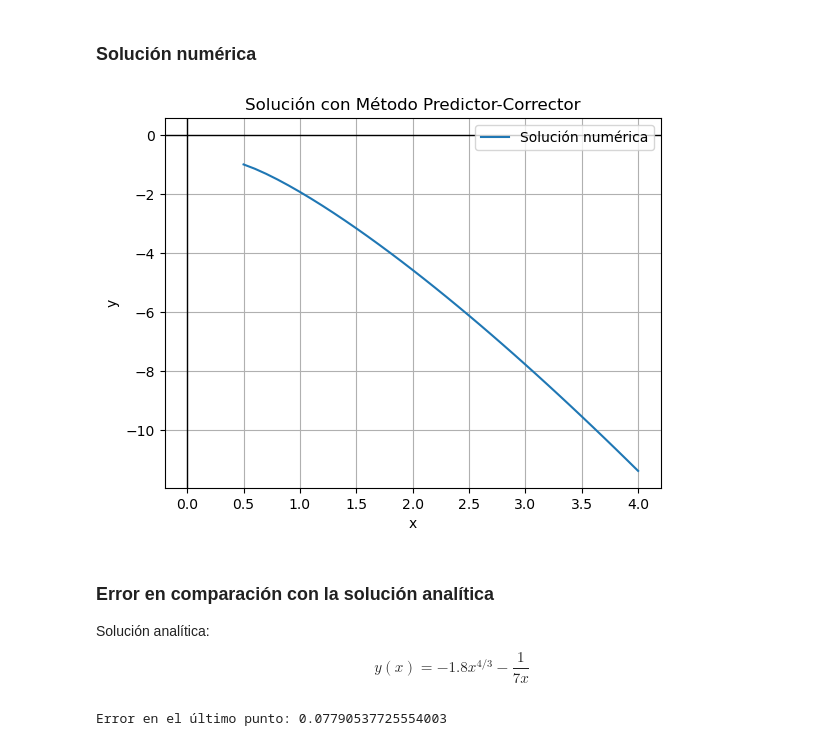
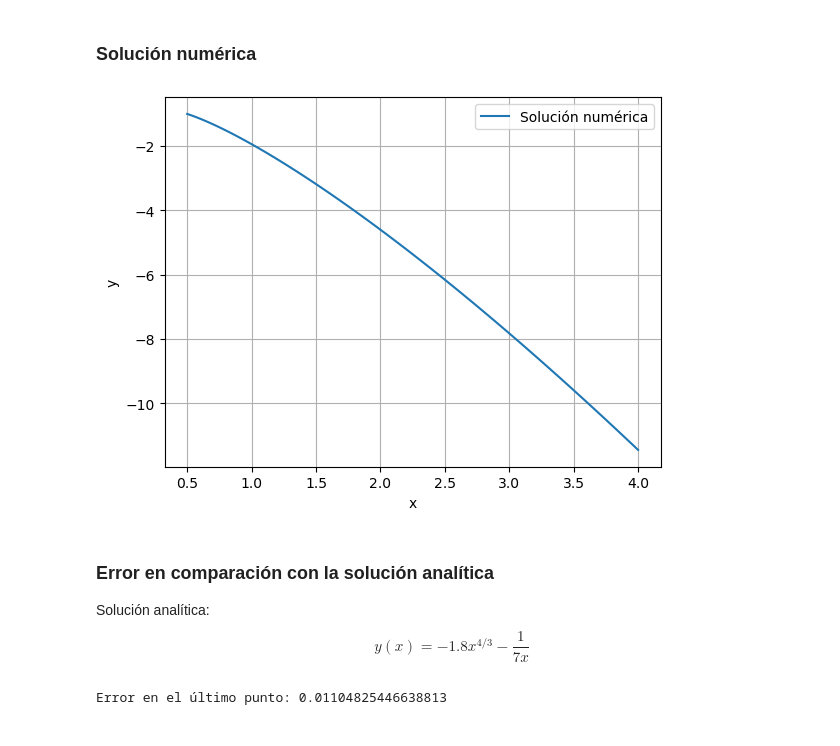
Before and after one commit to lidia-veli/AMN-Metodos-EDO1, a Jupyter notebook: 02_MET-PREDICTOR-CORRECTOR/ejemplos-pred-corr.ipynb, the cells around one changed output. Saved outputs shown, nothing was run; the diff lists cells and outputs as text; code cells hidden in the pictures.

```diff
--- a/02_MET-PREDICTOR-CORRECTOR/ejemplos-pred-corr.ipynb
+++ b/02_MET-PREDICTOR-CORRECTOR/ejemplos-pred-corr.ipynb
@@ -9,34 +9,28 @@ Intervalo: $[0.5, 4]$
 # %% [markdown]
 ### Solución numérica
 # %%
-# Definir la ecuación diferencial y'=f(x,y)
 def f1(x, y):
     '''EDO a resolver: y'=f1(x,y)'''
     return (1 + 4*x*y)/(3*x**2)
 
 # Parámetros iniciales
-x0 = 0.5  # condicion inicial para x
+a = 0.5  # condicion inicial para x
+b = 4  # extremo superior del intervalo
 y0 = -1  # condicion inicial para y
-xn = 4  # extremo superior del intervalo
-h = 0.1  # tamaño del paso
+N = 100 # número de subintervalos
 
-# Llamar al metodo para calular la solución numérica
-x_num, y_num = euler_predict_correct(f1, x0, y0, xn, h)
 
-# Representar la solución numérica
+# Valores solución numérica con el método predictor-corrector
+x_num, y_num = euler_predict_correct(f1, a, b, y0, N)
+
 plt.plot(x_num, y_num, label='Solución numérica')
-
+plt.legend(loc='upper right')
 plt.xlabel('x')
 plt.ylabel('y')
-plt.axhline(0, color='black', linewidth=1) #Eje x
-plt.axvline(0, color='black', linewidth=1) #Eje y
-plt.title('Solución con Método Predictor-Corrector')
-plt.legend()
-plt.legend(loc='upper right')
-plt.grid(True)
+plt.grid()
 plt.show()
 # %% [output]
-[figure, old version]
+[figure, new version]
 # %% [markdown]
 ### Error en comparación con la solución analítica
 Solución analítica: $$y(x) = -1.8x^{4/3} - \frac{1}{7x}$$
@@ -46,10 +40,11 @@ def f1(x, y):
     return (1 + 4*x*y)/(3*x**2)
 
 # Parámetros iniciales
-x0 = 0.5  # condicion inicial para x
+a = 0.5  # condicion inicial para x
+b = 4  # extremo superior del intervalo
 y0 = -1  # condicion inicial para y
-xn = 4  # extremo superior del intervalo
-h = 0.1  # tamaño del paso
+N = 100 # número de subintervalos
+
 
 def sol_analit_1(x):
     '''Solución analítica conocida al problema'''
@@ -57,7 +52,7 @@ def sol_analit_1(x):
 
 
 # Valores solución numérica con el método predictor-corrector
-x_num, y_num = euler_predict_correct(f1, x0, y0, xn, h)
+x_num, y_num = euler_predict_correct(f1, a, b, y0, N)
 
 # Valores solución analítica (para los mismo valores de x)
 y_analit = [sol_analit_1(x) for x in x_num]
@@ -67,7 +62,7 @@ y_analit = [sol_analit_1(x) for x in x_num]
 error_abs = [abs(y_n - y_a) for y_n, y_a in zip(y_num, y_analit)]
 print("Error en el último punto:", error_abs[-1])
 # %% [output]
-Error en el último punto: 0.07790537725554003
+Error en el último punto: 0.01104825446638813
 # %%
 # Representar la solución numérica
 plt.plot(x_num, y_num, label='Solución numérica')
```
Also changed, not shown: parts of 2 cells of this notebook, 10 other files.
